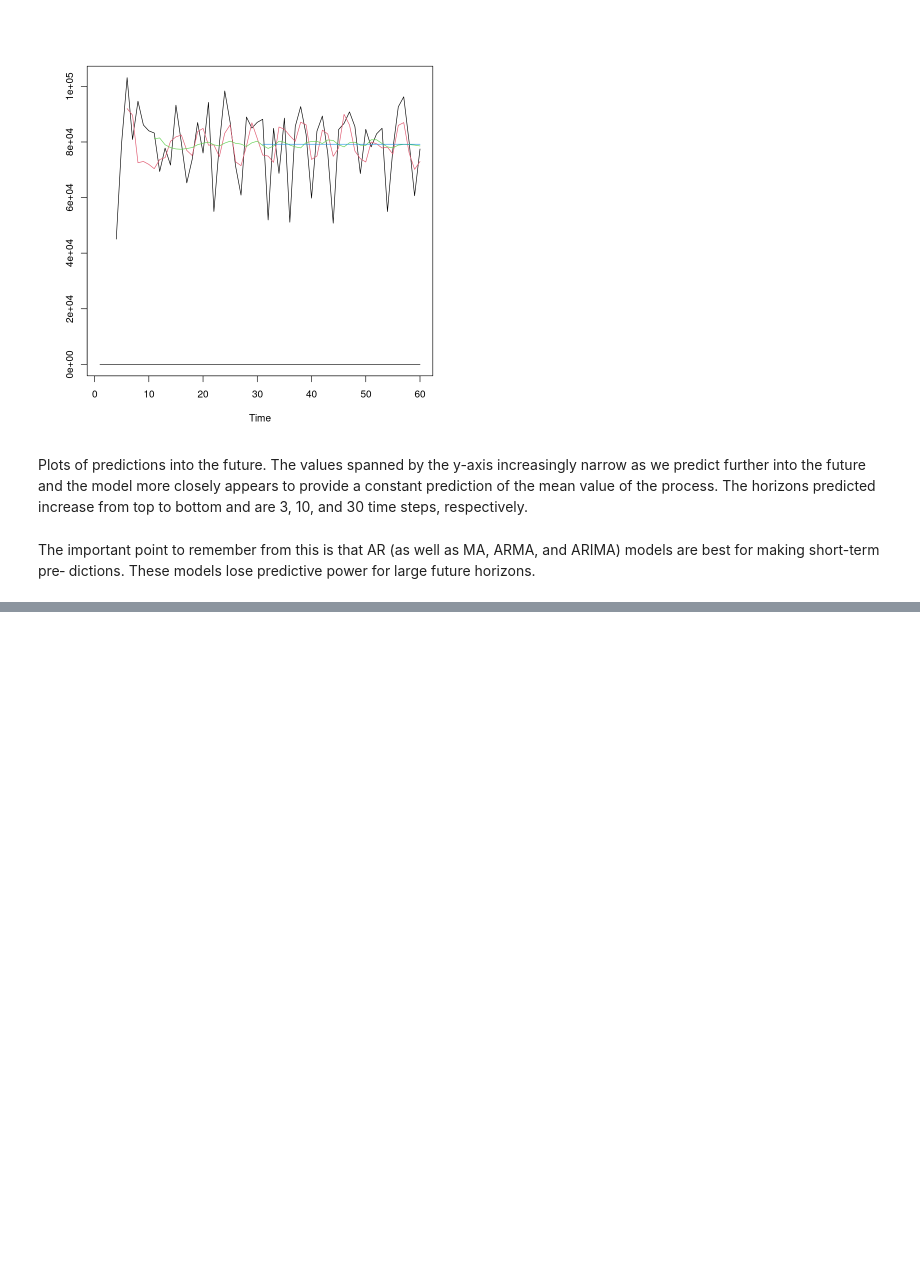
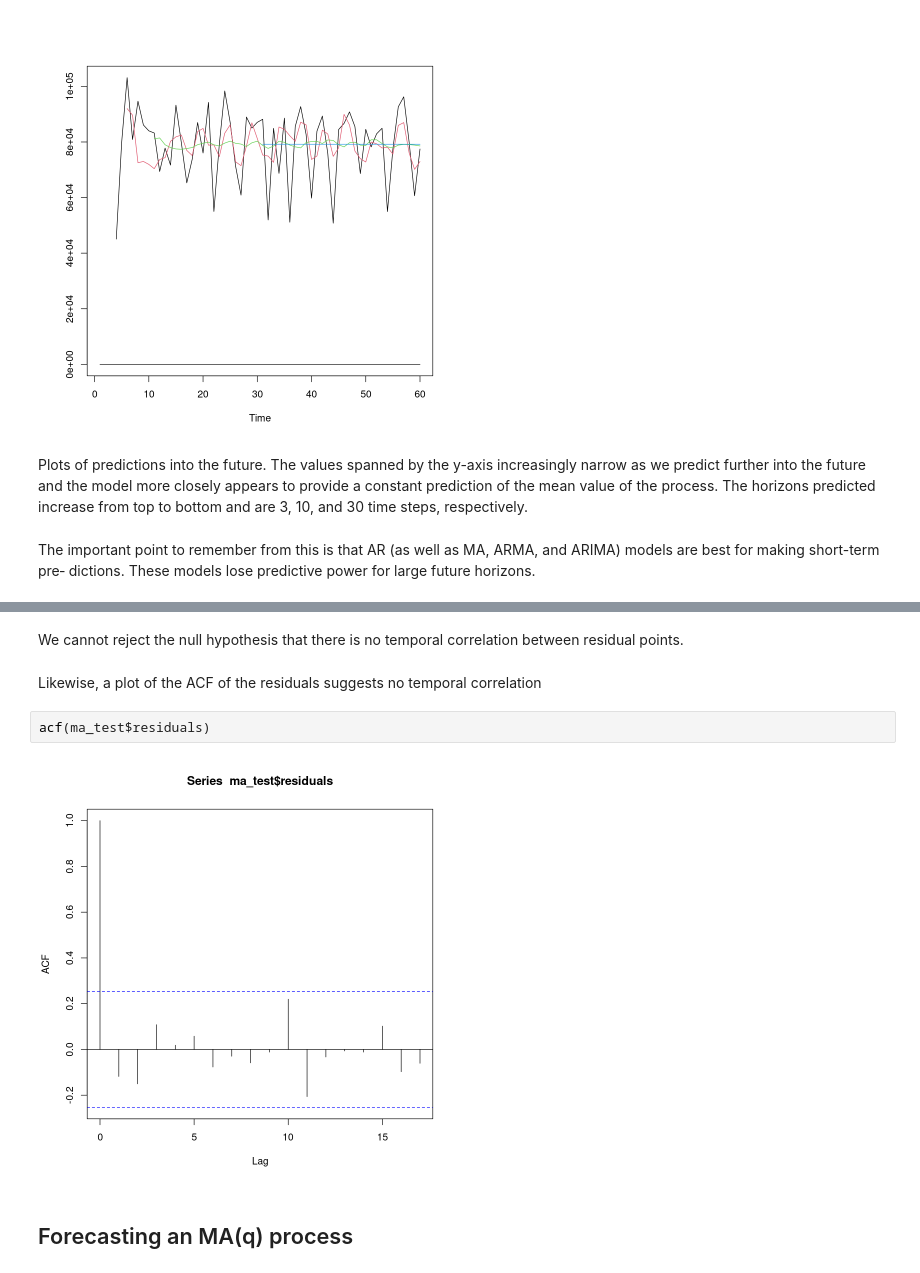
Before and after one commit to cmarsa/ptsa, a Jupyter notebook: chapter_06/statistical_models_ts.ipynb, the cells around one changed output, grey strips where cells are left out. Drawn from its saved outputs; the diff is of its cells as text; blank space fills up the shorter version.

```diff
--- a/chapter_06/statistical_models_ts.ipynb
+++ b/chapter_06/statistical_models_ts.ipynb
@@ -299,0 +376,11 @@ dictions. These models lose predictive power for large future horizons.
+# %% [markdown]
+We cannot reject the null hypothesis that there is no temporal correlation between
+residual points.
+# %% [markdown]
+Likewise, a plot of the ACF of the residuals suggests no temporal correlation
+# %%
+acf(ma_test$residuals)
+# %% [output]
+[figure, added]
+# %% [markdown]
+## Forecasting an MA(q) process
```
Also changed, not shown: parts of 32 cells of this notebook.
